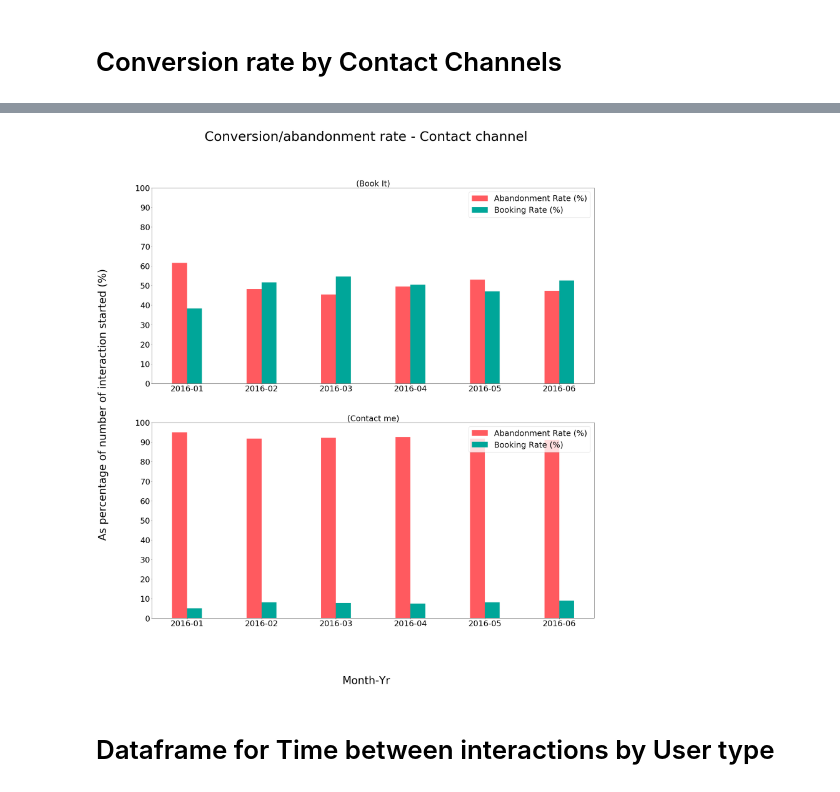
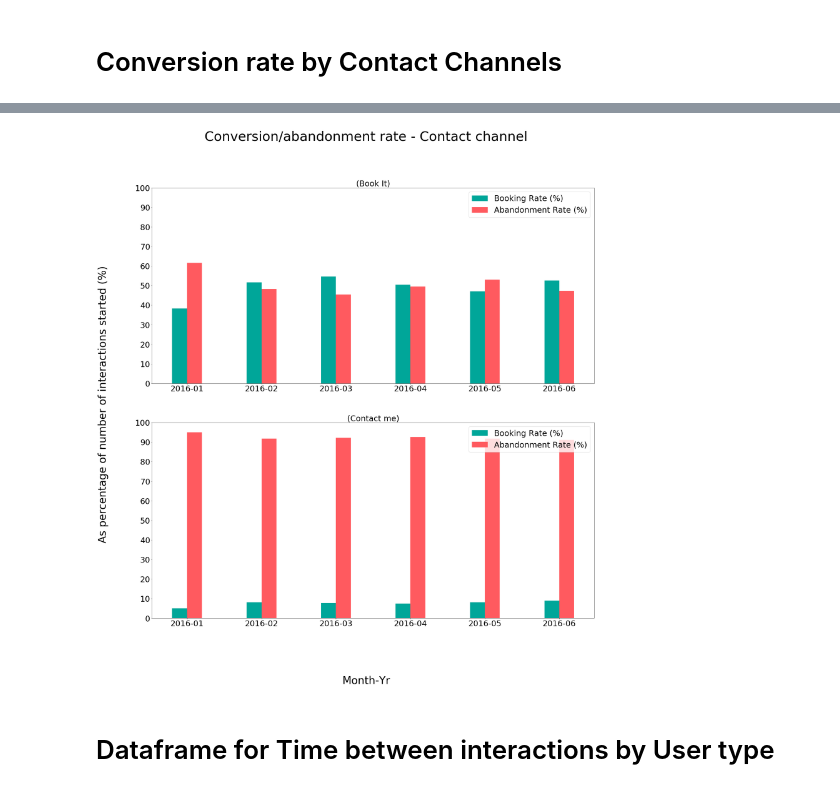
Before and after one commit to NikhilSawal/data_science_case_studies, a Jupyter notebook: airbnb/solution/solution.ipynb, the cells around one changed output, grey strips where cells are left out. Cells and saved outputs as stored; diff of their text form; code cells hidden in the pictures.

```diff
--- a/airbnb/solution/solution.ipynb
+++ b/airbnb/solution/solution.ipynb
@@ -60,7 +87,11 @@ summary_df
 import numpy as np
 
 # Merge contacts and listings
-merged_df = pd.merge(listings, contacts, how = 'left', on = 'id_listing_anon')
+merged_df = pd.merge(listings, contacts, how = 'left',
+                     on = 'id_listing_anon')
+merged_df = pd.merge(merged_df, users, how = 'left',
+             left_on = 'id_guest_anon',
+             right_on = 'id_user_anon')
 
 # Get listing_ids not in contacts
 delta_listings = np.setdiff1d(listings['id_listing_anon'], contacts['id_listing_anon'])
@@ -569,17 +615,16 @@ top_ax, bottom_ax = ax
 ###########
 # Book It #
 ###########
-
 top_ax.bar(x_indexes + 0.00,
+         checkins_df_book_it['booking_rate(%)'],
+         width=width,
+         color="#00A699",
+         label="Booking Rate (%)")
+top_ax.bar(x_indexes + 0.20,
          checkins_df_book_it['abandonment_rate(%)'],
          width=width,
          color="#FF5A5F",
          label="Abandonment Rate (%)")
-top_ax.bar(x_indexes + 0.20,
-         checkins_df_book_it['booking_rate(%)'],
-         width=width,
-         color="#00A699",
-         label="Booking Rate (%)")
 
 # plt.xticks(ticks=x_indexes + 0.5*width, labels=x, fontsize=20)
 top_ax.legend(fontsize=30, loc='upper right')
@@ -587,41 +632,40 @@ top_ax.set_title('(Book It)', fontsize=30)
 top_ax.set_xticks(ticks=x_indexes + 0.5*width)
 top_ax.set_xticklabels(labels=x, fontsize=30)
 
 top_ax.set_yticks(ticks=y_indexes)
 top_ax.set_yticklabels(y_indexes, fontsize = 30)
 
 ##############
 # Contact Me #
 ##############
-
 bottom_ax.bar(x_indexes + 0.00,
+         checkins_df_contact_me['booking_rate(%)'],
+         width=width,
+         color="#00A699",
+         label="Booking Rate (%)")
+bottom_ax.bar(x_indexes + 0.20,
          checkins_df_contact_me['abandonment_rate(%)'],
          width=width,
          color="#FF5A5F",
          label="Abandonment Rate (%)")
-bottom_ax.bar(x_indexes + 0.20,
-         checkins_df_contact_me['booking_rate(%)'],
-         width=width,
-         color="#00A699",
-         label="Booking Rate (%)")
 
 bottom_ax.set_xticks(ticks=x_indexes + 0.5*width)
 bottom_ax.set_xticklabels(labels=x, fontsize=30)
 bottom_ax.set_yticks(ticks=y_indexes)
 bottom_ax.set_yticklabels(y_indexes, fontsize = 30)
 bottom_ax.set_title('(Contact me)', fontsize=30)
 bottom_ax.legend(fontsize=30, loc='upper right')
 
 fig.text(0.5, 0.01, 'Month-Yr', ha='center', fontsize=40)
-fig.text(0.03, 0.5, 'As percentage of number of interaction started (%)',
+fig.text(0.03, 0.5, 'As percentage of number of interactions started (%)',
          va='center', rotation='vertical', fontsize=40)
 
 plt.suptitle("Conversion/abandonment rate - Contact channel", fontsize=50, ha='center')
 
 plt.show()
 fig.savefig(image_path + 'plots/contact_channel_aban_conv_rate.png')
 # %% [output]
-[figure, old version]
+[figure, new version]
 # %% [markdown]
 # Dataframe for Time between interactions by User type
 # %%
```
Also changed, not shown: parts of 11 cells of this notebook, 8 other files.
